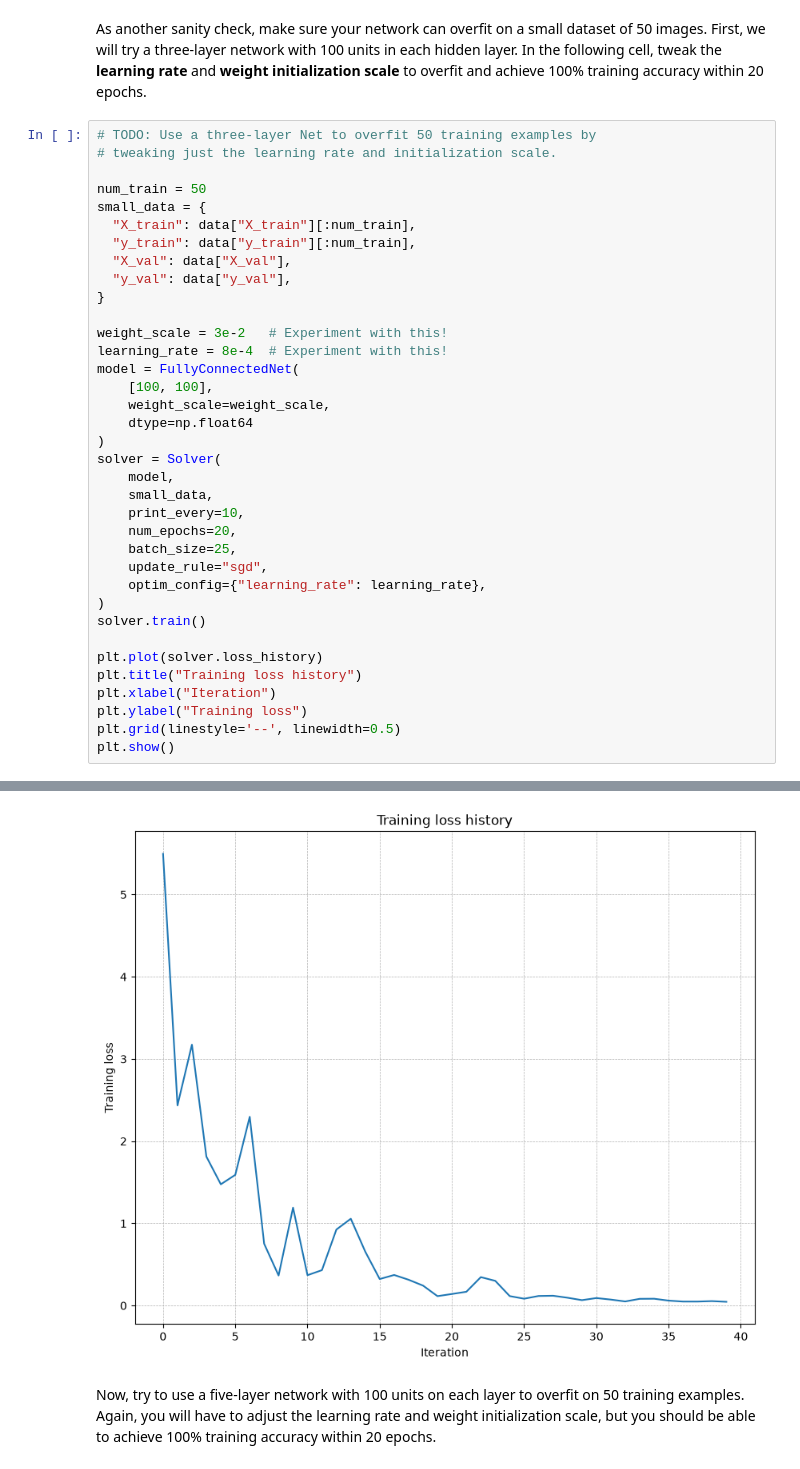
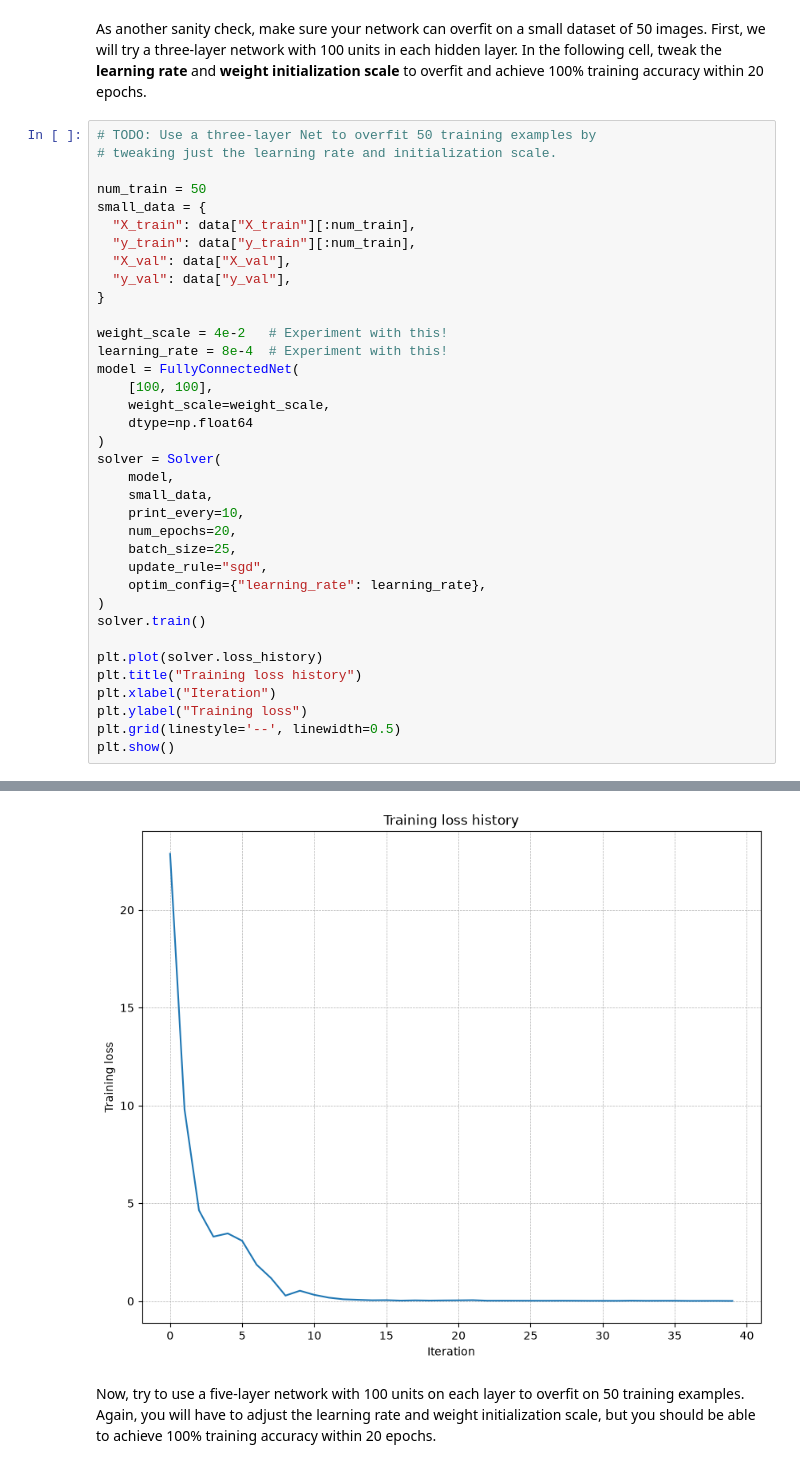
Before and after one commit to zyziaa/cm2003_lab2, a Jupyter notebook: FullyConnectedNets.ipynb, the cells around one changed output, grey strips where cells are left out. Saved outputs shown, nothing was run; the diff lists cells and outputs as text.

```diff
--- a/FullyConnectedNets.ipynb
+++ b/FullyConnectedNets.ipynb
@@ -108,7 +108,7 @@ small_data = {
   "y_val": data["y_val"],
 }
 
-weight_scale = 3e-2   # Experiment with this!
+weight_scale = 4e-2   # Experiment with this!
 learning_rate = 8e-4  # Experiment with this!
 model = FullyConnectedNet(
     [100, 100],
@@ -153,4 +153,4 @@ plt.show()
-[figure, old version]
+[figure, new version]
 # %% [markdown]
 Now, try to use a five-layer network with 100 units on each layer to overfit on 50 training examples. Again, you will have to adjust the learning rate and weight initialization scale, but you should be able to achieve 100% training accuracy within 20 epochs.
 # %%
```
Also changed, not shown: parts of 4 cells of this notebook, 1 other file.
